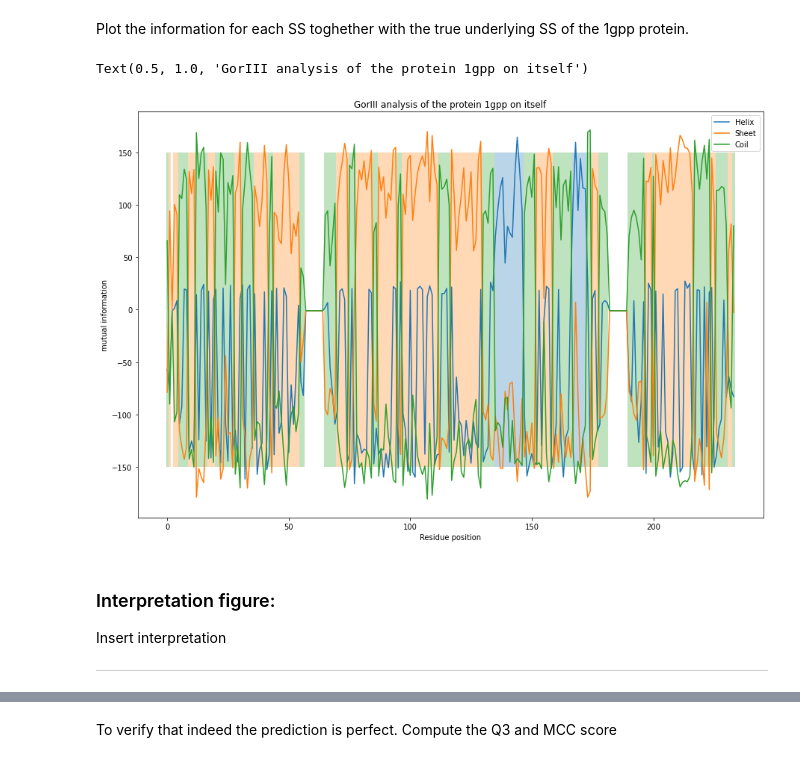
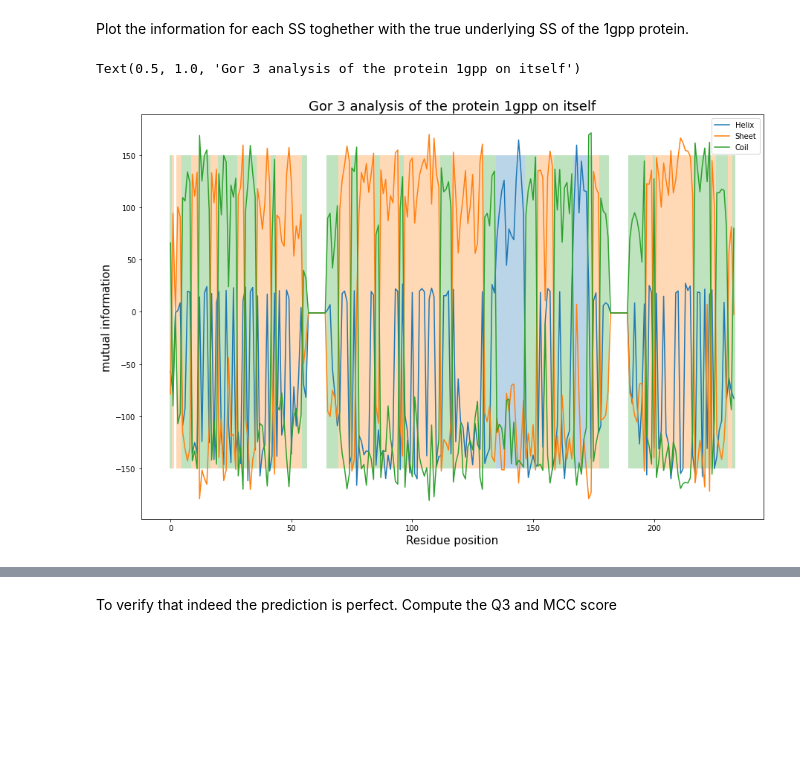
Before and after one commit to ltuijnder/BioInformatics_Assignment1, a Jupyter notebook: Assignment1_Final.ipynb, the cells around one changed output, grey strips where cells are left out. Saved outputs shown, nothing was run; the diff lists cells and outputs as text; code cells hidden in the pictures; blank space fills up the shorter version.

```diff
--- a/Assignment1_Final.ipynb
+++ b/Assignment1_Final.ipynb
@@ -536,22 +577,16 @@ Plot the information for each SS toghether with the true underlying SS of the 1g
 # %%
 fig = plt.figure(figsize = (15,10))
 plt.bar(np.where(SS_1GPP==0)[0],height=300,width=1,alpha=0.3,bottom=-150)
 plt.bar(np.where(SS_1GPP==1)[0],height=300,width=1,alpha=0.3,bottom=-150)
 plt.bar(np.where(SS_1GPP==2)[0],height=300,width=1,alpha=0.3,bottom=-150)
 plt.plot(ISS_1GPP[0],label="Helix")
 plt.plot(ISS_1GPP[1],label="Sheet")
 plt.plot(ISS_1GPP[2],label="Coil")
 plt.legend()
 
-plt.xlabel("Residue position")
-plt.ylabel("mutual information")
-plt.title("Gor 3 analysis of the protein 1gpp on itself")
+plt.xlabel("Residue position",fontsize = 15)
+plt.ylabel("mutual information",fontsize = 15)
+plt.title("Gor 3 analysis of the protein 1gpp on itself",fontsize = 18)
 # %% [output]
-Text(0.5, 1.0, 'GorIII analysis of the protein 1gpp on itself')
+Text(0.5, 1.0, 'Gor 3 analysis of the protein 1gpp on itself')
-[figure, old version]
+[figure, new version]
-# %% [markdown]
-### Interpretation figure:
-
-Insert interpretation
-
-------
```
Also changed, not shown: parts of 39 cells of this notebook, 1 other file.
